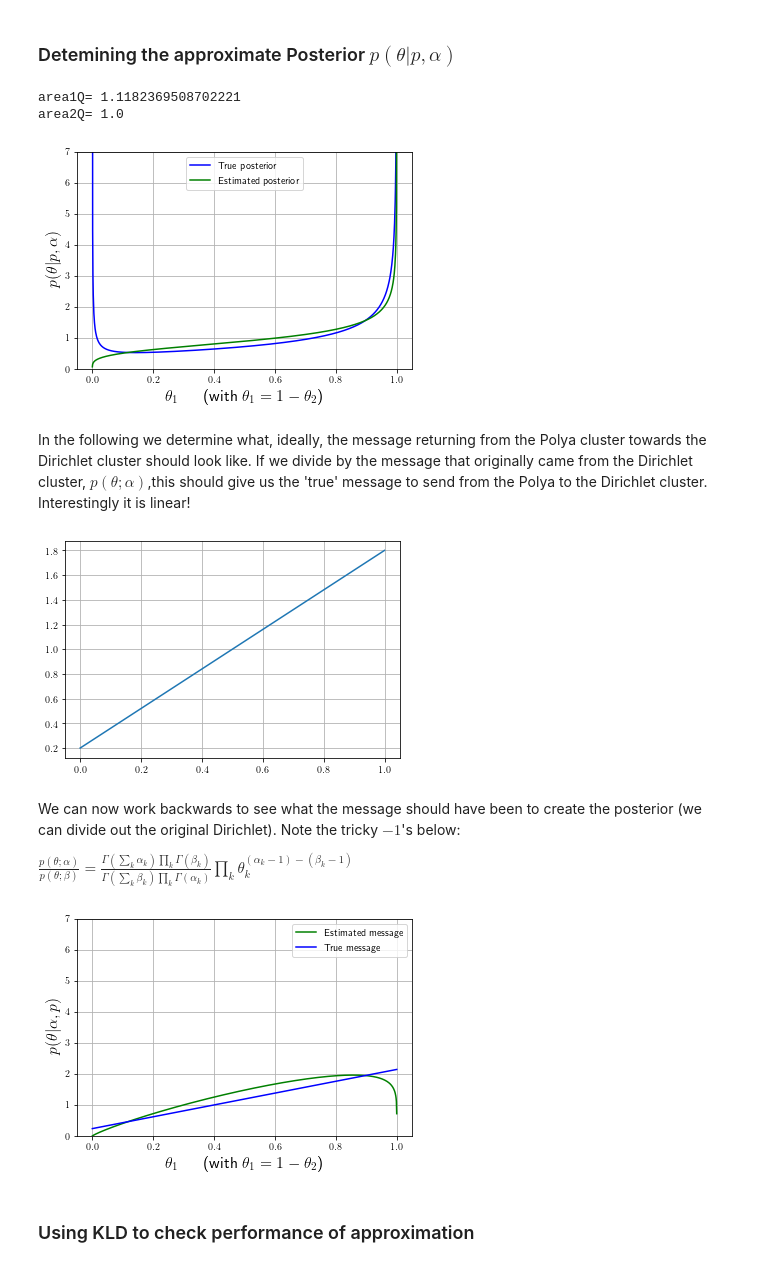
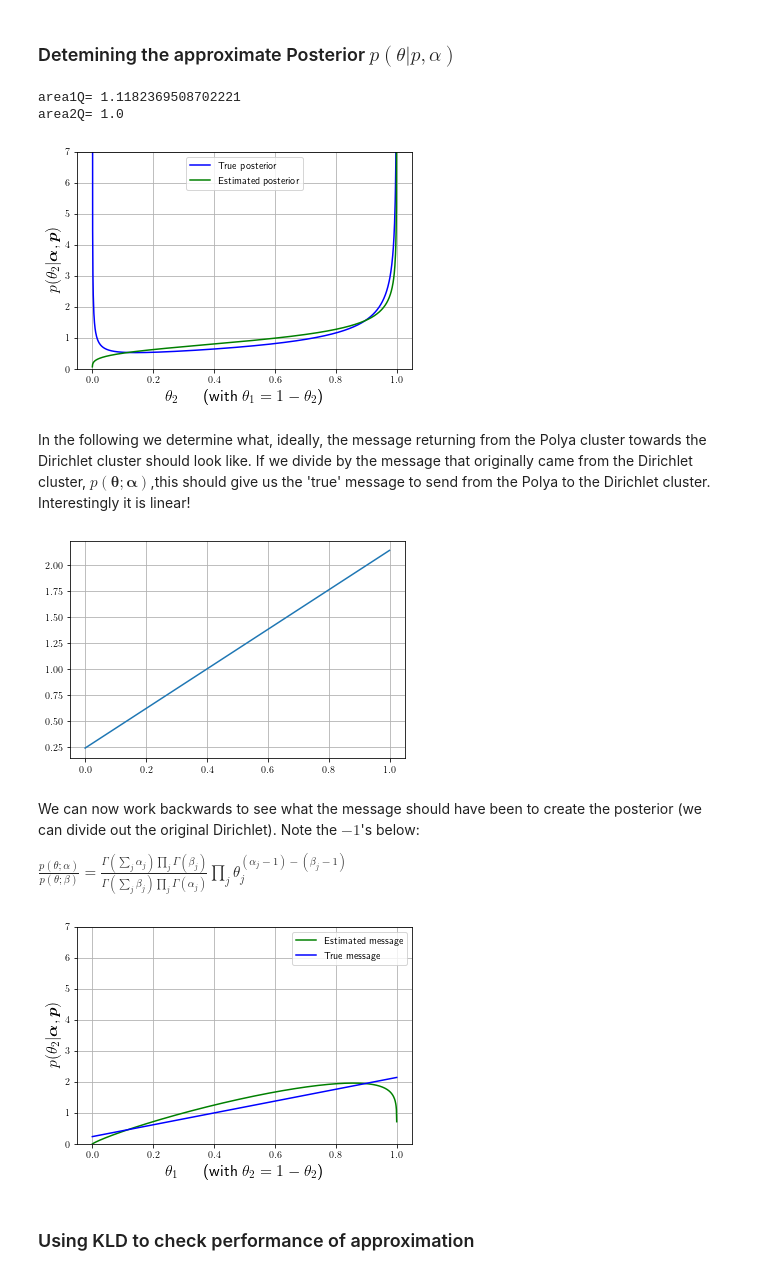
Before and after one commit to RebeccaRoberts/ALBU_notebooks, a Jupyter notebook: polya_appendix_A.ipynb, the cells around one changed output. Cells and saved outputs as stored; diff of their text form; code cells hidden in the pictures.

```diff
--- a/polya_appendix_A.ipynb
+++ b/polya_appendix_A.ipynb
@@ -189,3 +140,10 @@ plt.show()
+# %%
+# the updated Polya distribution
+f0updated = (1/capZ)*pZ[0]*ac*np.power(q0,a[0])*(np.power(q1,a[1]-1.))
+f1updated = (1/capZ)*pZ[1]*ac*np.power(q0,a[0]-1.)*(np.power(q1,a[1]))
+
+# The *** true posterior marginal *** after we sum out Z (p)
+fP = f0updated+f1updated
 # %% [markdown]
 ### Detemining the approximate Posterior $p(\theta|p,\alpha)$
 # %%
@@ -211,34 +169,34 @@ plt.figure(5)
 truePost,= plt.plot(q1,fP,label='True posterior', color="blue")
 estPost,= plt.plot(q1,fQ,label='Estimated posterior', color="green")
 plt.rc('text', usetex=True)
-plt.xlabel(r'$\theta_1$ \hspace{5mm} (with $\theta_1 = 1-\theta_2$)',fontsize=16)
-plt.ylabel(r'$p(\theta|p,\alpha)$',
+plt.xlabel(r'$\theta_2$ \hspace{5mm} (with $\theta_1 = 1-\theta_2$)',fontsize=16)
+plt.ylabel(r'$p(\theta_2|\boldsymbol{\alpha},\boldsymbol{p})$',
           fontsize=16)
 plt.legend(handles=[truePost, estPost])
 plt.ylim((0,7))
 plt.grid()
-plt.savefig('post.pdf')
+plt.savefig('postud.pdf')
 plt.show()
 # %% [output]
 area1Q= 1.1182369508702221
 area2Q= 1.0
-[figure, old version]
+[figure, new version]
 # %% [markdown]
 In the following we determine what, ideally, the message returning from the Polya cluster towards the Dirichlet cluster should look like.
-If we divide by the message that originally came from the Dirichlet cluster, $p(\theta;\alpha)$,this should give us the 'true' message to send from the Polya to the Dirichlet cluster. Interestingly it is linear!
+If we divide by the message that originally came from the Dirichlet cluster, $p(\boldsymbol{\theta};\boldsymbol{\alpha})$,this should give us the 'true' message to send from the Polya to the Dirichlet cluster. Interestingly it is linear!
 # %%
 
-plt.plot(q1,m_pd)
+plt.plot(q1,fP/f)
 plt.grid()
 plt.show()
 # %% [output]
-[figure, old version]
+[figure, new version]
 # %% [markdown]
 We can now work backwards to see what the message should have been to create the posterior (we can divide out the original Dirichlet).
-Note the tricky $-1$'s below:
+Note the $-1$'s below:
 
-  $\frac{p({\theta}; {\alpha})}{p({\theta}; {\beta})}= \frac{\Gamma(\sum_k \alpha_k)\prod_{k}\Gamma(\beta_k)}{\Gamma(\sum_k \beta_k)\prod_{k}\Gamma(\alpha_k)}
-  \prod_{k}\theta_k^{(\alpha_k-1) - (\beta_k-1)}$
+  $\frac{p({\theta}; {\alpha})}{p({\theta}; {\beta})}= \frac{\Gamma(\sum_j \alpha_j)\prod_{j}\Gamma(\beta_j)}{\Gamma(\sum_j \beta_j)\prod_{j}\Gamma(\alpha_j)}
+  \prod_{j}\theta_j^{(\alpha_j-1) - (\beta_j-1)}$
 # %%
 # original Dirichlet (to divide out)
 f = ac*np.power(q0,a[0]-1.)*(np.power(q1,a[1]-1.))
@@ -249,18 +207,18 @@ m_pd = fP/f
 
 plt.figure(5)
 estPostmsg,= plt.plot(q1,fQmessage,label='Estimated message', color="green")
-Postmsgtrue,= plt.plot(q1,true_message,label='True message', color="blue")
+Postmsgtrue,= plt.plot(q1,fP/f,label='True message', color="blue")
 plt.rc('text', usetex=True)
-plt.xlabel(r'$\theta_1$ \hspace{5mm} (with $\theta_1 = 1-\theta_2$)',fontsize=16)
-plt.ylabel(r'$p(\theta|\alpha,p)$',
+plt.xlabel(r'$\theta_1$ \hspace{5mm} (with $\theta_2 = 1-\theta_2$)',fontsize=16)
+plt.ylabel(r'$p(\theta_2|\boldsymbol{\alpha},\boldsymbol{p})$',
           fontsize=16)
 plt.legend(handles=[estPostmsg,Postmsgtrue])
 plt.ylim((0,7))
 plt.grid()
-plt.savefig('approxvsreal.pdf')
+plt.savefig('approxvsrealud.pdf')
 plt.show()
 # %% [output]
-[figure, old version]
+[figure, new version]
 # %% [markdown]
 ### Using KLD to check performance of approximation
 # %%
```
Also changed, not shown: parts of 15 cells of this notebook.
